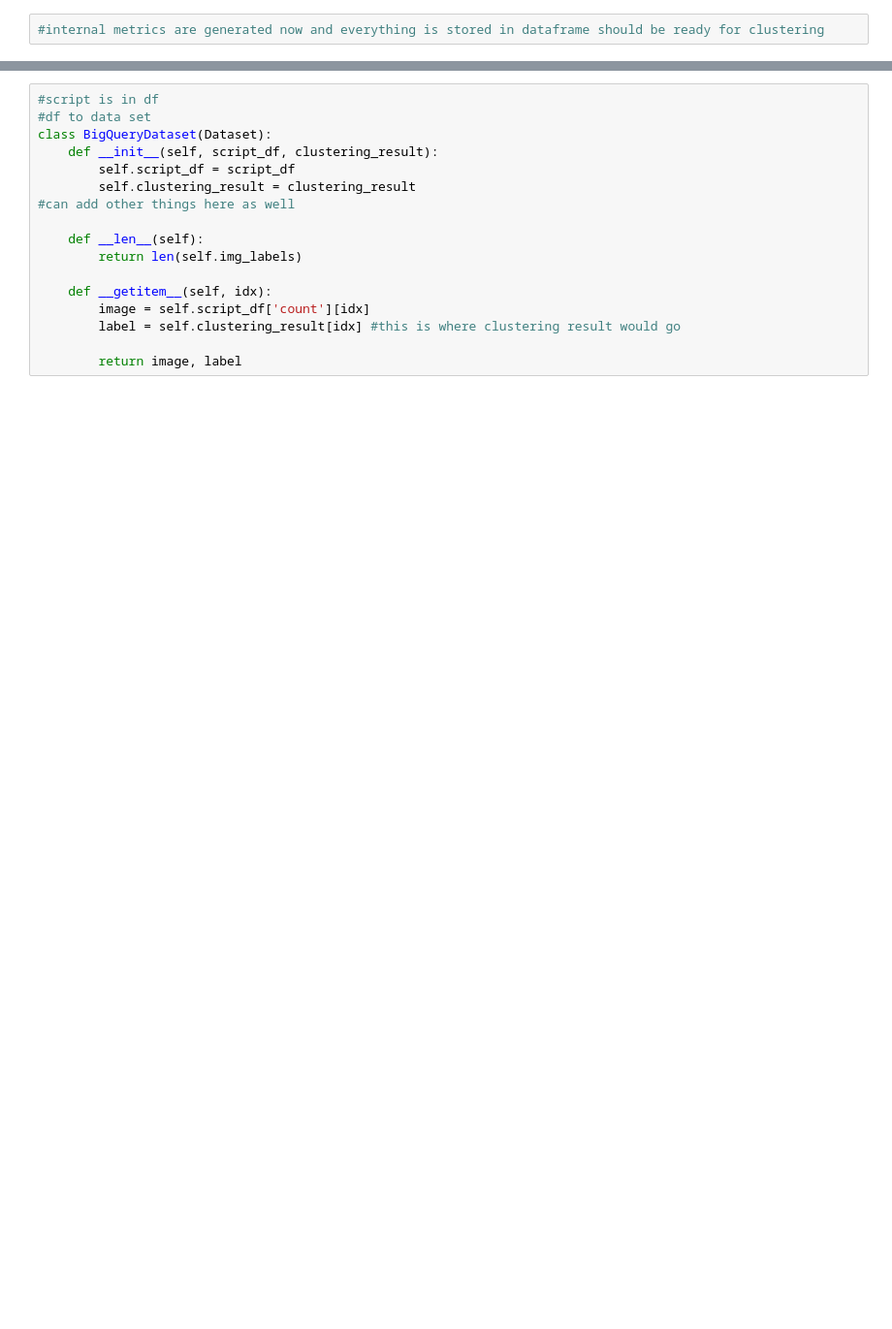
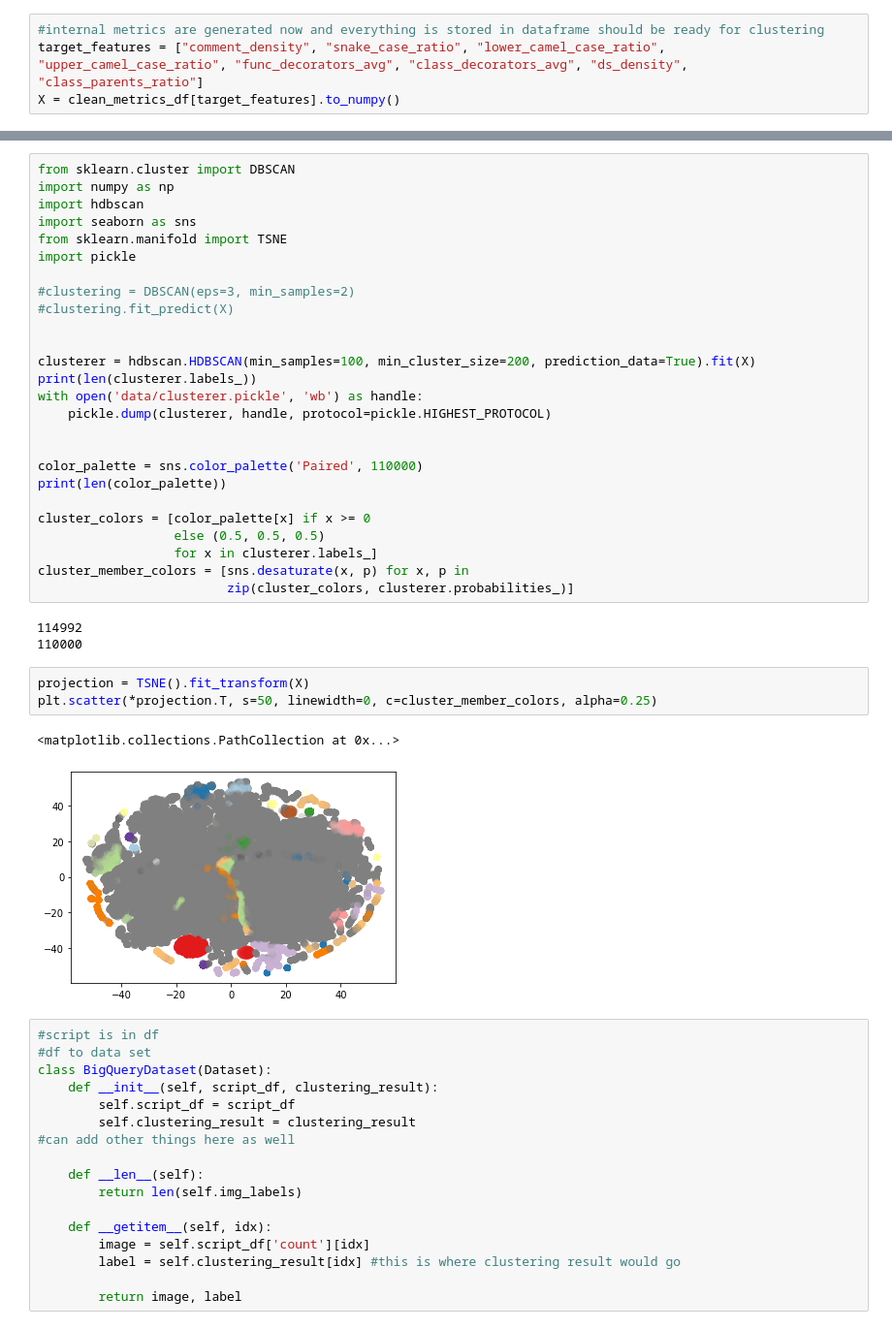
Before and after one commit to tradejack/code-style-probing, a Jupyter notebook: bigquery-extract-metrics.ipynb, the cells around one changed output, grey strips where cells are left out. Shown at 97% size. Saved outputs shown, nothing was run; the diff lists cells and outputs as text; blank space fills up the shorter version.

Commit message:
running clustering experiments

```diff
--- a/bigquery-extract-metrics.ipynb
+++ b/bigquery-extract-metrics.ipynb
@@ -194,2 +138,4 @@ display(script_df)
 # %%
 #internal metrics are generated now and everything is stored in dataframe should be ready for clustering
+target_features = ["comment_density", "snake_case_ratio", "lower_camel_case_ratio", "upper_camel_case_ratio", "func_decorators_avg", "class_decorators_avg", "ds_density", "class_parents_ratio"]
+X = clean_metrics_df[target_features].to_numpy()
@@ -196,3 +164,38 @@ display(script_df)
+# %%
+from sklearn.cluster import DBSCAN
+import numpy as np
+import hdbscan
+import seaborn as sns
+from sklearn.manifold import TSNE
+import pickle
+
+#clustering = DBSCAN(eps=3, min_samples=2)
+#clustering.fit_predict(X)
+
+
+clusterer = hdbscan.HDBSCAN(min_samples=100, min_cluster_size=200, prediction_data=True).fit(X)
+print(len(clusterer.labels_))
+with open('data/clusterer.pickle', 'wb') as handle:
+    pickle.dump(clusterer, handle, protocol=pickle.HIGHEST_PROTOCOL)
+
+
+color_palette = sns.color_palette('Paired', 110000)
+print(len(color_palette))
+
+cluster_colors = [color_palette[x] if x >= 0
+                  else (0.5, 0.5, 0.5)
+                  for x in clusterer.labels_]
+cluster_member_colors = [sns.desaturate(x, p) for x, p in
+                         zip(cluster_colors, clusterer.probabilities_)]
+# %% [output]
+114992
+110000
+# %%
+projection = TSNE().fit_transform(X)
+plt.scatter(*projection.T, s=50, linewidth=0, c=cluster_member_colors, alpha=0.25)
+# %% [output]
+<matplotlib.collections.PathCollection at 0x...>
+[figure, added]
 # %%
 #script is in df
 #df to data set
```
Also changed, not shown: parts of 10 cells of this notebook, 8 other files.
